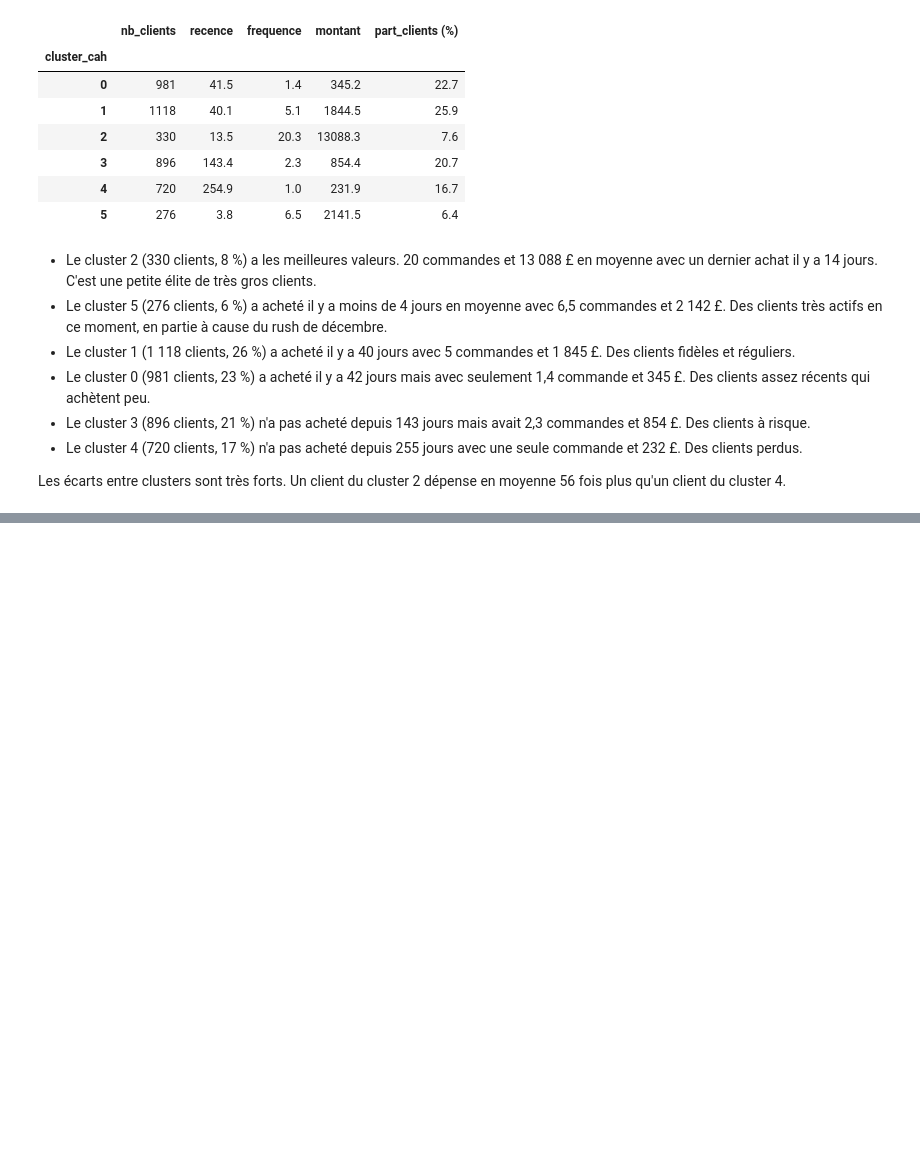
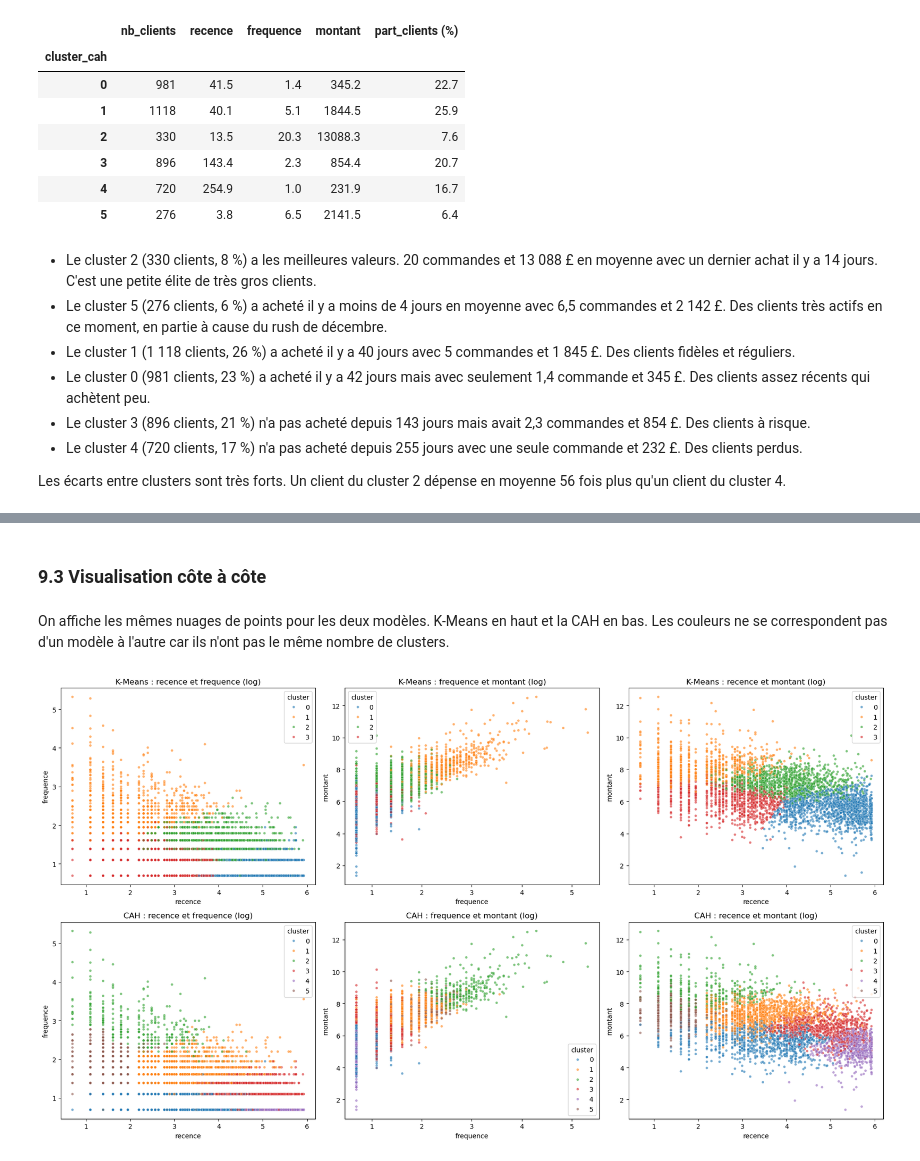
Before and after one commit to Zohair69/globalshop-rfm, a Jupyter notebook: notebooks/online_retail_clustering_rfm.ipynb, the cells around one changed output, grey strips where cells are left out. Saved outputs shown, nothing was run; the diff lists cells and outputs as text; code cells hidden in the pictures; blank space fills up the shorter version.

Commit message:
Comparaison K-Means et CAH, choix du modèle final (K-Means K = 6)

```diff
--- a/notebooks/online_retail_clustering_rfm.ipynb
+++ b/notebooks/online_retail_clustering_rfm.ipynb
@@ -1518,0 +1597,19 @@ Les écarts entre clusters sont très forts. Un client du cluster 2 dépense en
+# %% [markdown]
+### 9.3 Visualisation côte à côte
+# %% [markdown]
+On affiche les mêmes nuages de points pour les deux modèles. K-Means en haut et la CAH en bas. Les couleurs ne se correspondent pas d'un modèle à l'autre car ils n'ont pas le même nombre de clusters.
+# %%
+# Mêmes nuages de points pour les deux modèles : K-Means en haut, CAH en bas (valeurs au log)
+fig, axes = plt.subplots(2, 3, figsize=(18, 10))
+
+for col, (x, y) in enumerate(paires):
+    sns.scatterplot(data=rfm_log_clusters, x=x, y=y, hue="cluster", palette="tab10", s=15, alpha=0.6, ax=axes[0, col])
+    axes[0, col].set_title(f"K-Means : {x} et {y} (log)")
+
+    sns.scatterplot(data=rfm_log_cah, x=x, y=y, hue="cluster", palette="tab10", s=15, alpha=0.6, ax=axes[1, col])
+    axes[1, col].set_title(f"CAH : {x} et {y} (log)")
+
+plt.tight_layout()
+plt.show()
+# %% [output]
+[figure, added]
```
Also changed, not shown: parts of 19 cells of this notebook.
